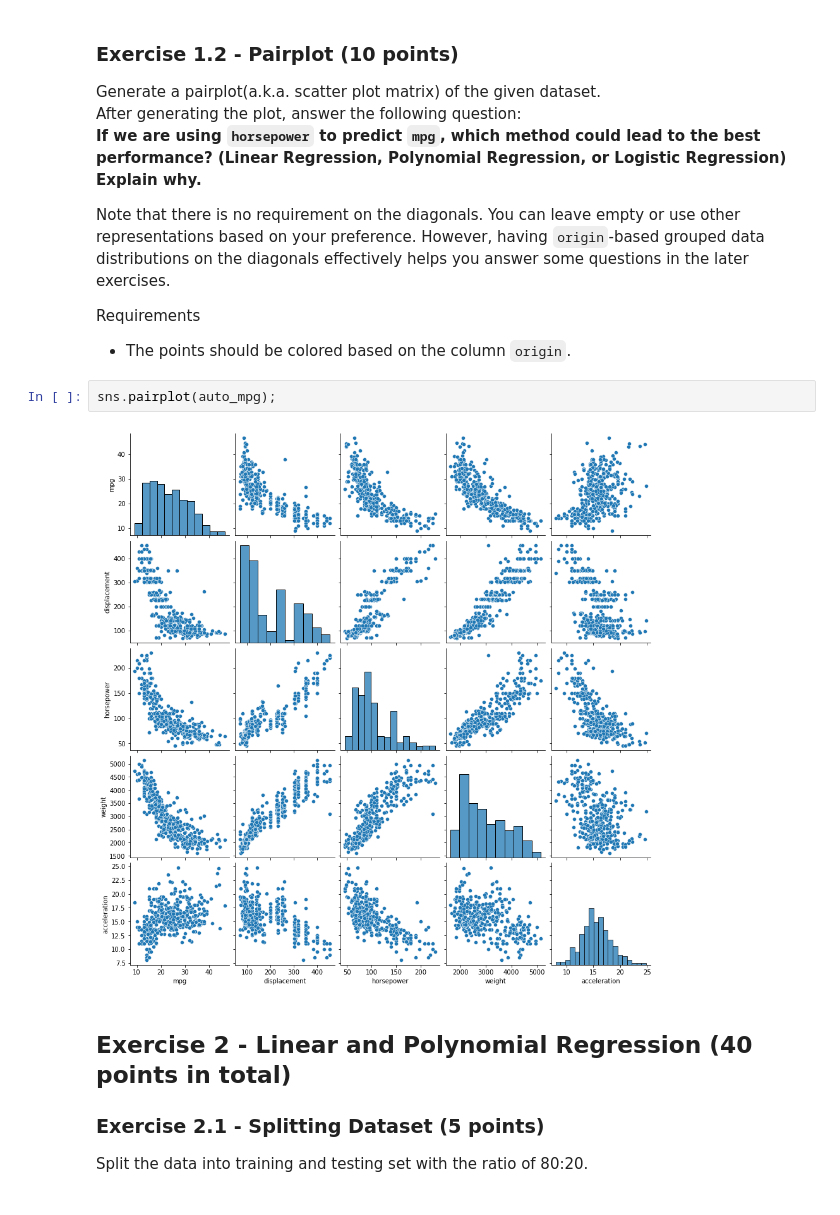
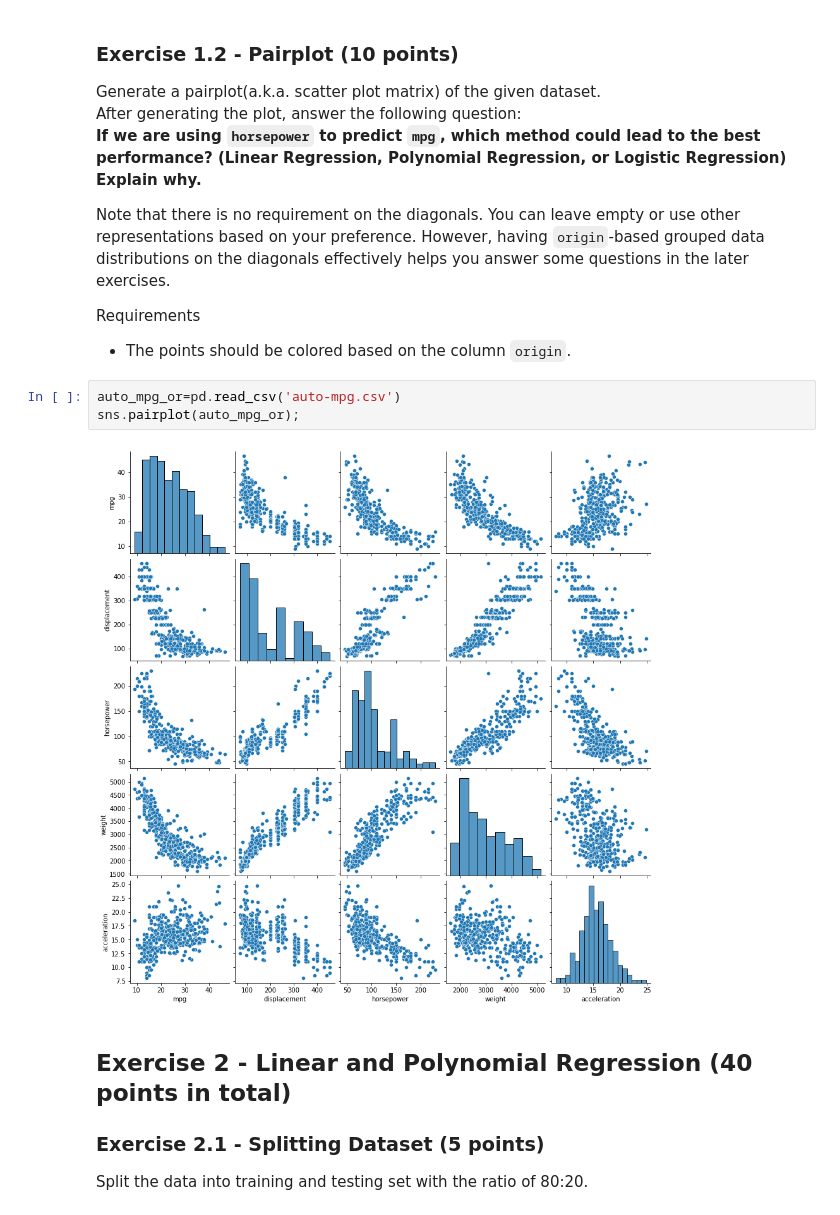
Before and after one commit to cwdaggs/ecs171, a Jupyter notebook: HW1/HW1.ipynb, the cells around one changed output. Cells and saved outputs as stored; diff of their text form.

```diff
--- a/HW1/HW1.ipynb
+++ b/HW1/HW1.ipynb
@@ -102,10 +83,11 @@ Note that there is no requirement on the diagonals. You can leave empty or use o
 
 Requirements
  - The points should be colored based on the column ``origin``.
-# %%
-sns.pairplot(auto_mpg);
-# %% [output]
-[figure, removed]
+# %%
+auto_mpg_or=pd.read_csv('auto-mpg.csv')
+sns.pairplot(auto_mpg_or);
+# %% [output]
+[figure, added]
 # %% [markdown]
 ## Exercise 2 - Linear and Polynomial Regression (40 points in total)
 
```
Also changed, not shown: parts of 7 cells of this notebook.
